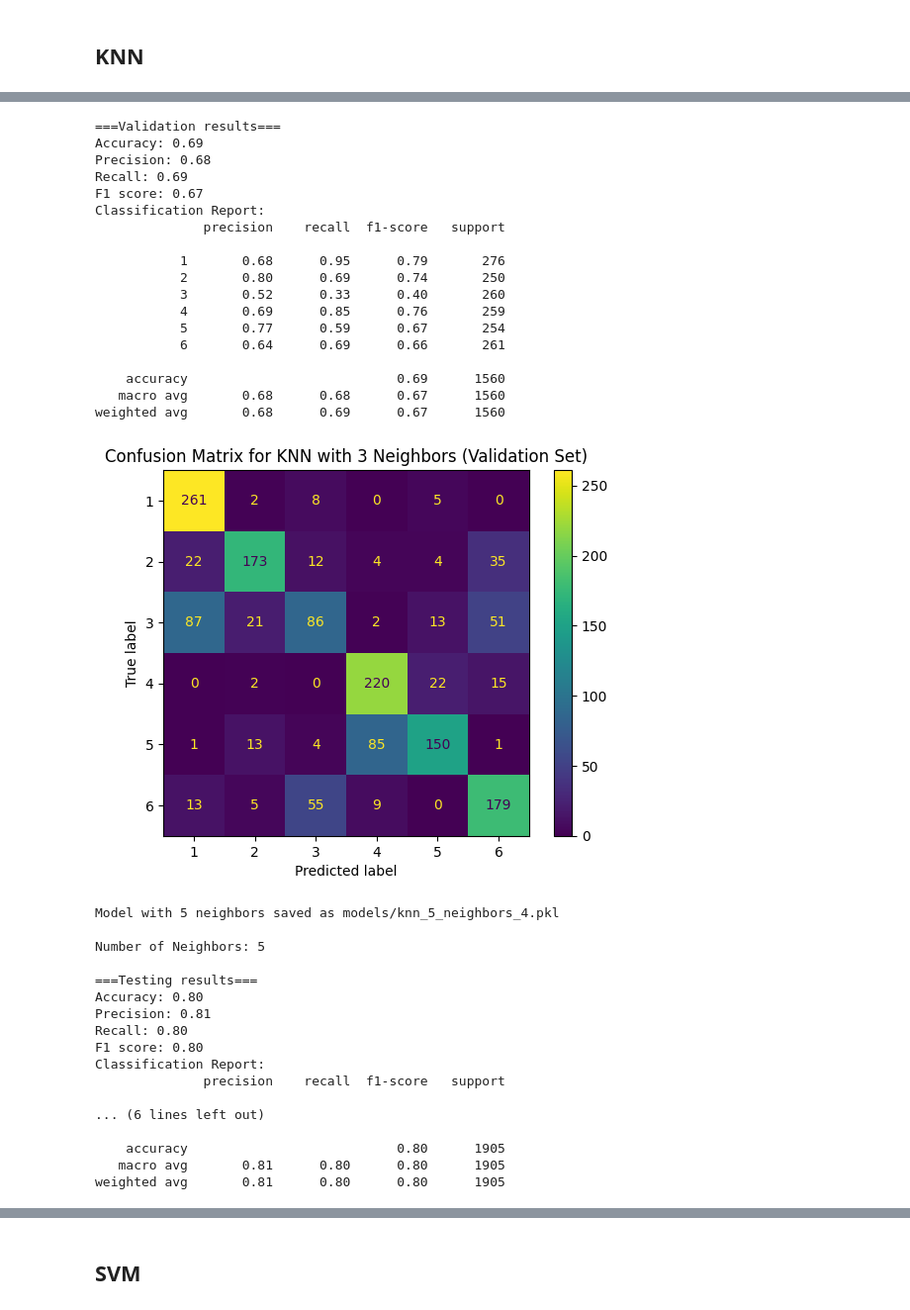
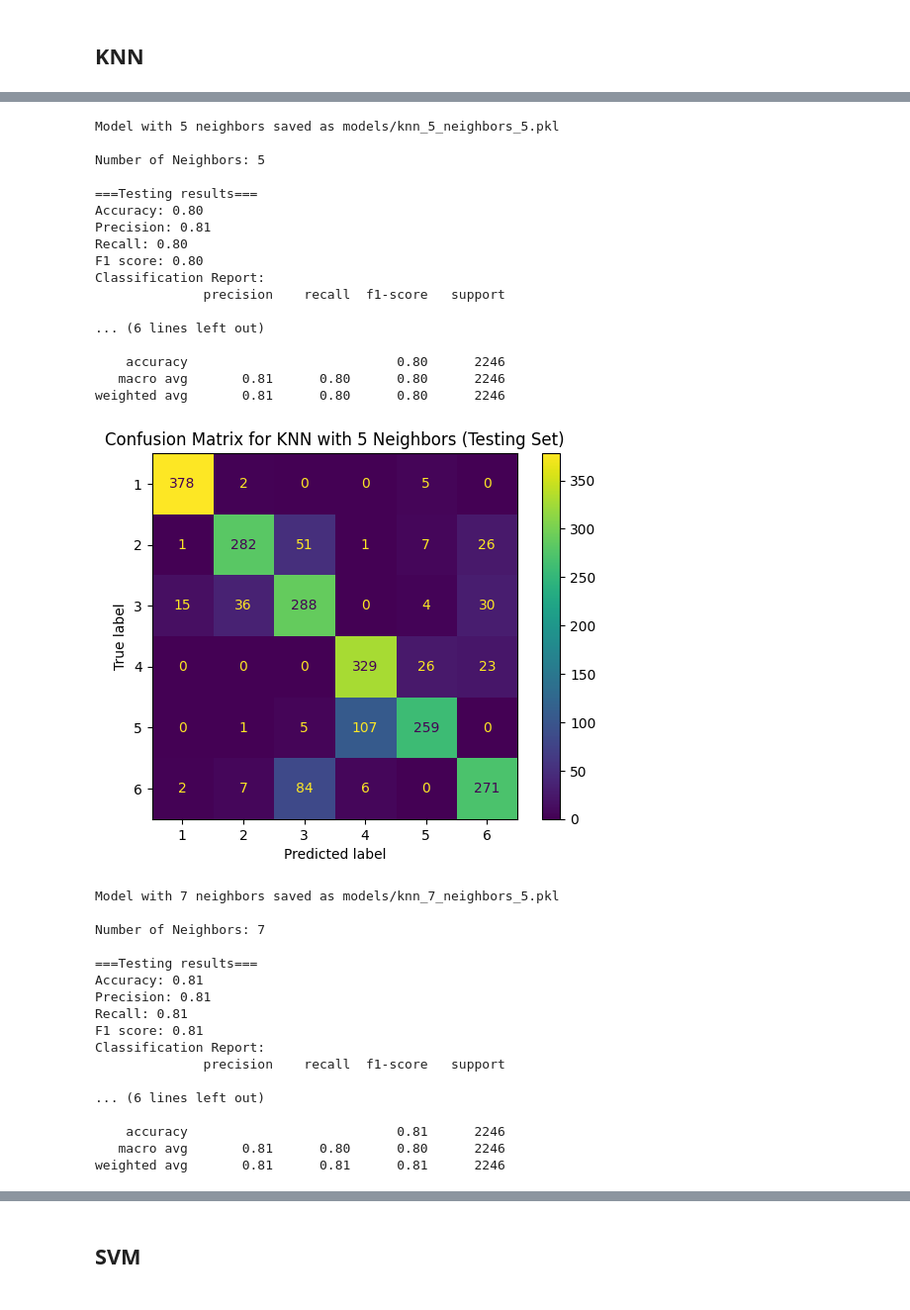
Before and after one commit to FrankDelft/ML_EE_EMG, a Jupyter notebook: main.ipynb, the cells around one changed output, grey strips where cells are left out. Shown at 99% size. Cells and saved outputs as stored; diff of their text form; code cells hidden in the pictures.

```diff
--- a/main.ipynb
+++ b/main.ipynb
@@ -635,13 +636,13 @@ Test set shape: (2246, 48)
 # resulting in 60% training, 20% validation, and 20% testing.
 
 # Split the data into training, validation, and testing sets
-y_train = y[X['label'] < 26]
-y_val = y[(X['label'] >= 26) & (X['label'] < 31)]
-y_test = y[X['label'] >= 31]
+# y_train = y[X['label'] < 26]
+# y_val = y[(X['label'] >= 26) & (X['label'] < 31)]
+# y_test = y[X['label'] >= 31]
 
-X_train = X_standardized[X['label'] < 26]
-X_val = X_standardized[(X['label'] >= 26) & (X['label'] < 31)]
-X_test = X_standardized[X['label'] >= 31]
+# X_train = X_standardized[X['label'] < 26]
+# X_val = X_standardized[(X['label'] >= 26) & (X['label'] < 31)]
+# X_test = X_standardized[X['label'] >= 31]
 
 # 72.22% of the data is used for training, 13.9% for validation, and 13.9% for testing
 # %%
@@ -768,10 +786,10 @@ for n_neighbors in neighbor_values:
     plt.show()
 
     # Validate the model
-    validate_model(knn_model,X_val,y_val)
+    #validate_model(knn_model,X_val,y_val)
 
     #Plot the confusion matrix for validation set
-    ConfusionMatrixDisplay.from_estimator(knn_model, X_val, y_val)
-    plt.title(f'Confusion Matrix for KNN with {n_neighbors} Neighbors (Validation Set)')
-    plt.show()
+    # ConfusionMatrixDisplay.from_estimator(knn_model, X_val, y_val)
+    # plt.title(f'Confusion Matrix for KNN with {n_neighbors} Neighbors (Validation Set)')
+    # plt.show()
 # %% [output]
@@ -796,36 +814,35 @@ weighted avg       0.80      0.80      0.80      1905
-===Validation results===
-Accuracy: 0.69
-Precision: 0.68
-Recall: 0.69
-F1 score: 0.67
+Model with 5 neighbors saved as models/knn_5_neighbors_5.pkl
+
+Number of Neighbors: 5
+
+===Testing results===
+Accuracy: 0.80
+Precision: 0.81
+Recall: 0.80
+F1 score: 0.80
 Classification Report:
               precision    recall  f1-score   support
 
-           1       0.68      0.95      0.79       276
-           2       0.80      0.69      0.74       250
-           3       0.52      0.33      0.40       260
-           4       0.69      0.85      0.76       259
-           5       0.77      0.59      0.67       254
-           6       0.64      0.69      0.66       261
+... (6 lines left out)
 
-    accuracy                           0.69      1560
-   macro avg       0.68      0.68      0.67      1560
-weighted avg       0.68      0.69      0.67      1560
+    accuracy                           0.80      2246
+   macro avg       0.81      0.80      0.80      2246
+weighted avg       0.81      0.80      0.80      2246
-[figure, old version]
+[figure, new version]
-Model with 5 neighbors saved as models/knn_5_neighbors_4.pkl
+Model with 7 neighbors saved as models/knn_7_neighbors_5.pkl
 
-Number of Neighbors: 5
+Number of Neighbors: 7
 
 ===Testing results===
-Accuracy: 0.80
+Accuracy: 0.81
 Precision: 0.81
-Recall: 0.80
-F1 score: 0.80
+Recall: 0.81
+F1 score: 0.81
 Classification Report:
               precision    recall  f1-score   support
 
 ... (6 lines left out)
 
-    accuracy                           0.80      1905
-   macro avg       0.81      0.80      0.80      1905
-weighted avg       0.81      0.80      0.80      1905
+    accuracy                           0.81      2246
+   macro avg       0.81      0.80      0.80      2246
+weighted avg       0.81      0.81      0.81      2246
```
Also changed, not shown: parts of 7 cells of this notebook, 15 other files.
